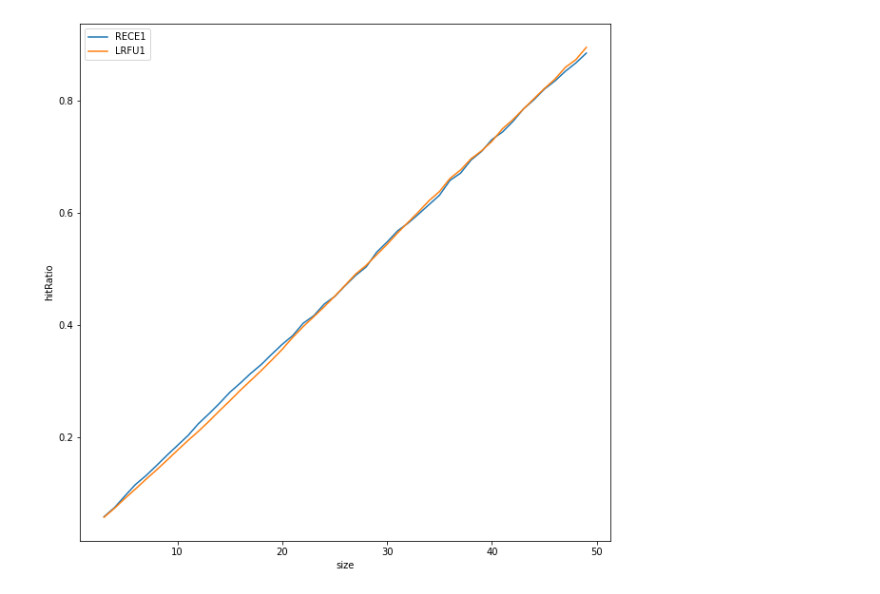
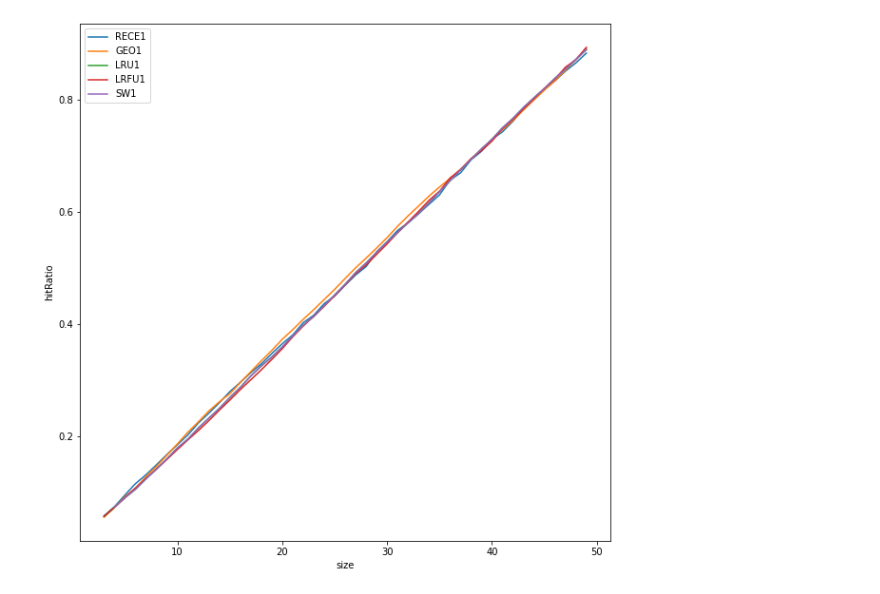
Before and after one commit to blueydragoon/ScorebasedLRU, a Jupyter notebook: Graphs(code + images)/grapher.ipynb, the cells around one changed output. Drawn from its saved outputs; the diff is of its cells as text; code cells hidden in the pictures.

```diff
--- a/Graphs(code + images)/grapher.ipynb
+++ b/Graphs(code + images)/grapher.ipynb
@@ -1,20 +1,26 @@
 # %%
 import matplotlib.pyplot as plt
 import pandas as pd
 
 # Load data
-data = pd.read_csv('RECE1.csv')
-data2 = pd.read_csv('LRFU1.csv')
+data1 = pd.read_csv('RECE1.csv')
+data2 = pd.read_csv('GEO1.csv')
+data3 = pd.read_csv('LRU1.csv')
+data4 = pd.read_csv('LRFU1.csv')
+data5 = pd.read_csv('SW1.csv')
 
 # Plot
 plt.figure(figsize=(10,10))
-plt.plot(data['size'], data[' hitRatio'],label='RECE1')
-plt.plot(data2['size'], data2[' hitRatio'],label='LRFU1')
+plt.plot(data1['size'], data1[' hitRatio'],label='RECE1')
+plt.plot(data2['size'], data2[' hitRatio'],label='GEO1')
+plt.plot(data3['size'], data3[' hitRatio'],label='LRU1')
+plt.plot(data4['size'], data4[' hitRatio'],label='LRFU1')
+plt.plot(data5['size'], data5[' hitRatio'],label='SW1')
 #plt.xticks(data['size'], data[' hits'])
 plt.legend()
 plt.xlabel('size')
 plt.ylabel('hitRatio')
-plt.show()
-plt.savefig('name.png')
+#plt.show()
+plt.savefig('COM1.png')
 # %% [output]
-[figure, old version]
+[figure, new version]
```
Also changed, not shown: 29 other files.
